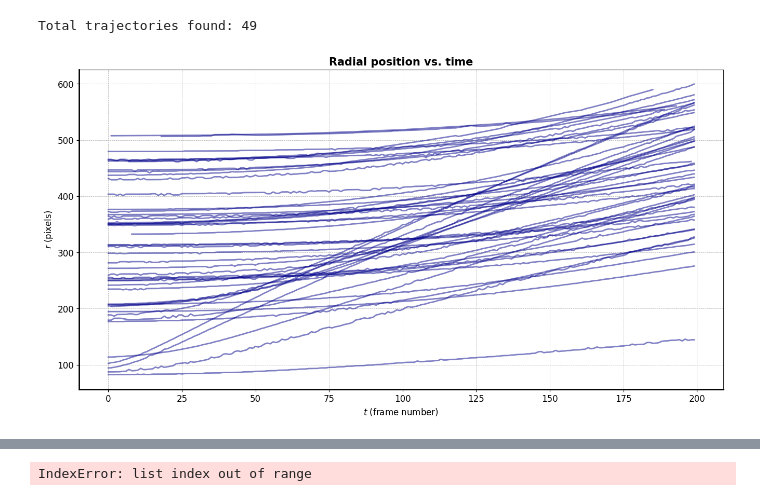
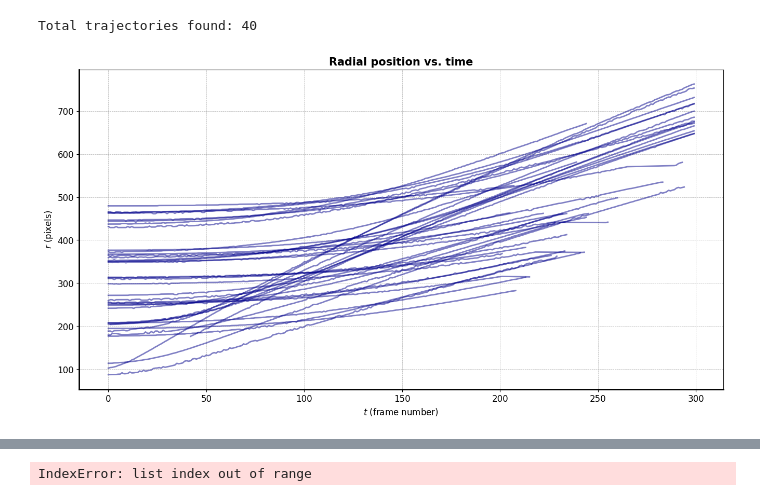
Before and after one commit to sacha-escudier/marangoni-spreading, a Jupyter notebook: playground.ipynb, the cells around one changed output, grey strips where cells are left out. Drawn from its saved outputs; the diff is of its cells as text; code cells hidden in the pictures.

```diff
--- a/playground.ipynb
+++ b/playground.ipynb
@@ -8,6 +7,6 @@ from scipy.signal import butter, lfilter
 # %%
 directory = "C:/Users/escud/Desktop/Marangoni/Videos/0225-Experiments/H=4cm_frames/"
-last_frame = 200 # 640 is max for this video
+last_frame = 300 # 640 is max for this video
 diameter = 11
 mass = 2200
 
@@ -22,4 +21,4 @@ frames = plot_parameter(directory, particle_diameter=diameter, particle_minmass=
 # %%
 output_path = "C:/Users/escud/Desktop/Marangoni/Videos/0225-Experiments/H=4cm_frames_output/"
-f = batch(frames[:last_frame], particle_diameter=diameter, particle_minmass=mass, save_video=False, output_path=output_path)
+raw_frames = batch(frames[:last_frame], particle_diameter=diameter, particle_minmass=mass, save_video=False, output_path=output_path)
 # %% [output]
@@ -27,4 +26,4 @@ Frame 199: 118 features
 # %%
-status = False
-filtered_trajectories = track(batched_frames=f, frames=frames[:last_frame], particle_diameter=diameter, particle_minmass=mass, filter_frame_number=(len(frames[:last_frame]) // 1), save_video=status, output_path=output_path)
+status = True
+filtered_trajectories = track(batched_frames=raw_frames, frames=frames[:last_frame], particle_diameter=diameter, particle_minmass=mass, filter_frame_number=150, save_video=status, output_path=output_path)
 # %% [output]
@@ -60,32 +60,43 @@ for particle, group in filtered_trajectories.groupby('particle'):
     group_sorted = group.sort_values('frame')
     # Create a list of (x, y) tuples for the particle
     positions = list(zip(np.sqrt((group_sorted['x'] - x_c)**2, (group_sorted['y'] - y_c)**2), group_sorted['frame']))
     r_array_per_particle.append(positions)
 
+u_array_per_particle = []
+for i in r_array_per_particle:
+    for j in range(len(i) - 1):
+        u_array_per_particle.append([(i[j+1][0] - i[j][0])/(i[j+1][1] - i[j][1]), i[j][1]])
 
+
+r_array_new = []
+for i in r_array_per_particle:
+    if len(i) > 200:
+        r_array_new.append(i)
+
+r_array_per_particle = r_array_new
 plt.figure(figsize=(16, 8))
 
 # Loop over each particle's data
 for idx, particle_data in enumerate(r_array_per_particle):
     # Unzip the list of tuples into two separate lists:
     # r_values holds the radial positions (first element of each tuple)
     # frames holds the corresponding frame numbers (second element)
     if particle_data:  # Check if the list is not empty
         r_values, frames = zip(*particle_data)
 
         # Plot the radial positions against the frame numbers for this particle
         plt.plot(frames, r_values, label=f'Particle {idx}', color="darkblue", alpha=0.5, linewidth=2)
 
 plt.xlabel(r'$t$ (frame number)', fontsize=12)
 plt.ylabel(r'$r$ (pixels)', fontsize=12)
 plt.title('Radial position vs. time', fontsize=15, fontweight='bold')
 plt.gca().spines['left'].set_linewidth(2)
 plt.gca().spines['bottom'].set_linewidth(2)
 plt.xticks(fontsize=12)
 plt.yticks(fontsize=12)
 plt.grid(True, which='both', linestyle='--', linewidth=0.5)
 
 print(f'Total trajectories found: {len(r_array_per_particle)}')
 # %% [output]
-Total trajectories found: 49
+Total trajectories found: 40
-[figure, old version]
+[figure, new version]
```
Also changed, not shown: parts of 7 cells of this notebook, 1 other file.
